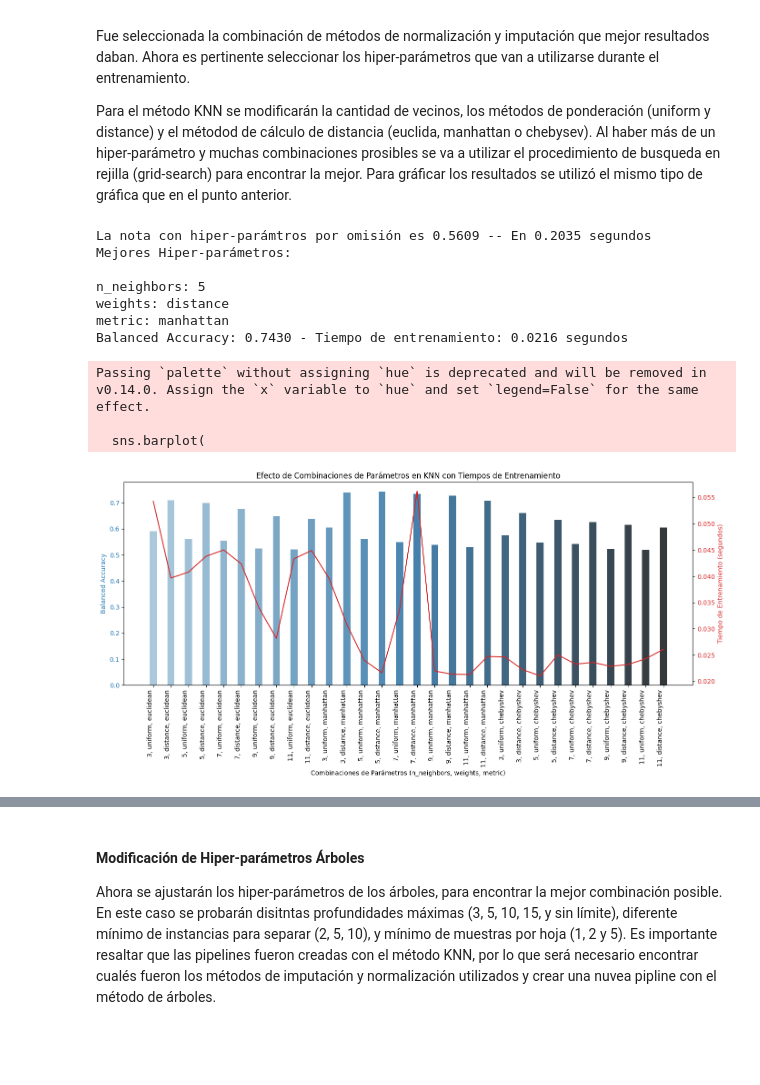
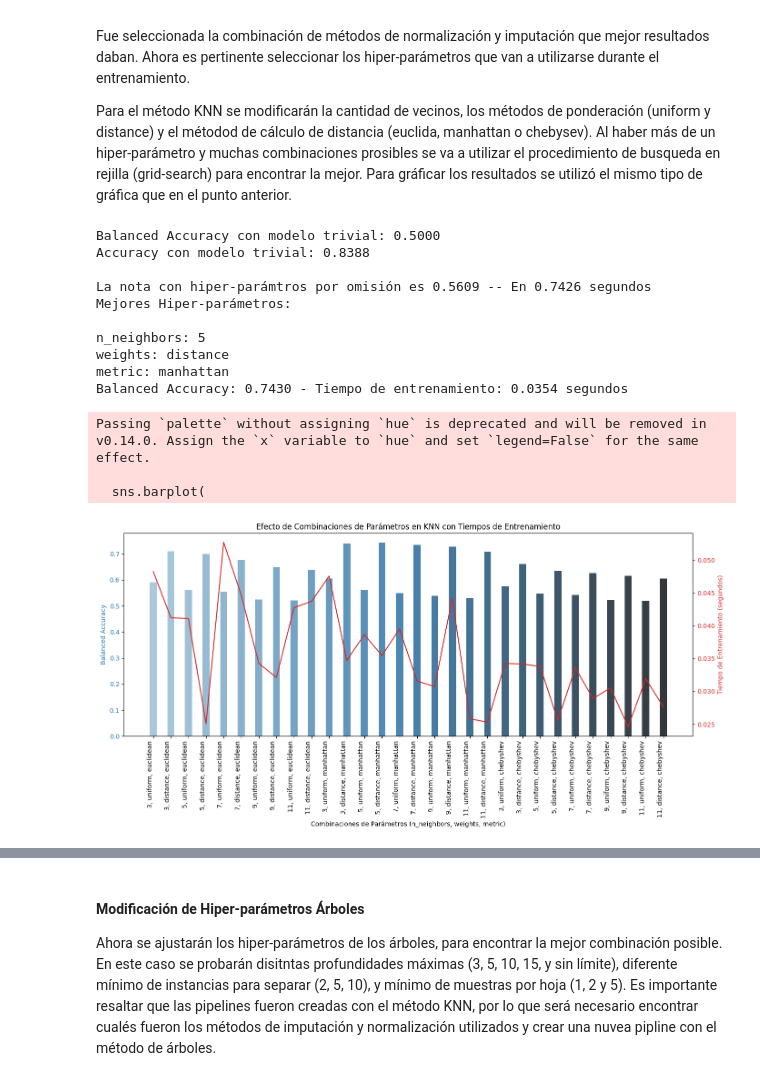
Before and after one commit to 100485446-UC3M/Primera_Practica_Machine_Learning_Grupo16, a Jupyter notebook: Predicciones.ipynb, the cells around one changed output, grey strips where cells are left out. Cells and saved outputs as stored; diff of their text form; code cells hidden in the pictures; blank space fills up the shorter version.

Commit message:
Agregado modelo Dummy

```diff
--- a/Predicciones.ipynb
+++ b/Predicciones.ipynb
@@ -441,6 +441,19 @@ from sklearn.preprocessing import StandardScaler, MinMaxScaler, RobustScaler
 from sklearn.neighbors import KNeighborsClassifier
 from sklearn.impute import SimpleImputer
 from sklearn.tree import DecisionTreeClassifier
+from sklearn.dummy import DummyClassifier
+from sklearn.metrics import balanced_accuracy_score,accuracy_score
+
+#Evaluar con modelo trivial
+clf=DummyClassifier(strategy = "most_frequent", random_state=100495966)
+clf.fit(x_train, y_train)
+y_pred = clf.predict(x_test)
+balanced_acc = balanced_accuracy_score(y_test, y_pred)
+accuracy = accuracy_score(y_test, y_pred)
+
+# Mostrar el resultado
+print(f"Balanced Accuracy con modelo trivial: {balanced_acc:.4f}")
+print(f"Accuracy con modelo trivial: {accuracy:.4f}\n")
 
 #Evaluar con hiper-parámetros por omisión (la pipeline ya está configurada con KNN)
 start_time= time.time()
@@ -502,33 +515,36 @@ ax1.set_xlabel("Combinaciones de Parámetros (n_neighbors, weights, metric)")
 ax1.set_ylabel("Balanced Accuracy", color='tab:blue')
 ax1.tick_params(axis='y', labelcolor='tab:blue')
 plt.xticks(rotation=90, ha='right')
 
 #Organizar gráfico del tiempo de ejecucción
 ax2 = ax1.twinx()
 sns.lineplot(
     data=results_knn,
     x='param_combination',
     y='mean_fit_time',
     markers=True,
     color='tab:red',
     ax=ax2
 )
 
 ax2.set_ylabel("Tiempo de Entrenamiento (segundos)", color='tab:red')
 ax2.tick_params(axis='y', labelcolor='tab:red')
 
 # Ajustar el gráfico para evitar la superposición de leyendas y etiquetas
 plt.tight_layout()
 plt.show()
 # %% [output]
-La nota con hiper-parámtros por omisión es 0.5609 -- En 0.2035 segundos
+Balanced Accuracy con modelo trivial: 0.5000
+Accuracy con modelo trivial: 0.8388
+
+La nota con hiper-parámtros por omisión es 0.5609 -- En 0.7426 segundos
 Mejores Hiper-parámetros:
 
 n_neighbors: 5
 weights: distance
 metric: manhattan
-Balanced Accuracy: 0.7430 - Tiempo de entrenamiento: 0.0216 segundos
+Balanced Accuracy: 0.7430 - Tiempo de entrenamiento: 0.0354 segundos
 Passing `palette` without assigning `hue` is deprecated and will be removed in v0.14.0. Assign the `x` variable to `hue` and set `legend=False` for the same effect.
 
   sns.barplot(
-[figure, old version]
+[figure, new version]
```
Also changed, not shown: parts of 7 cells of this notebook.
